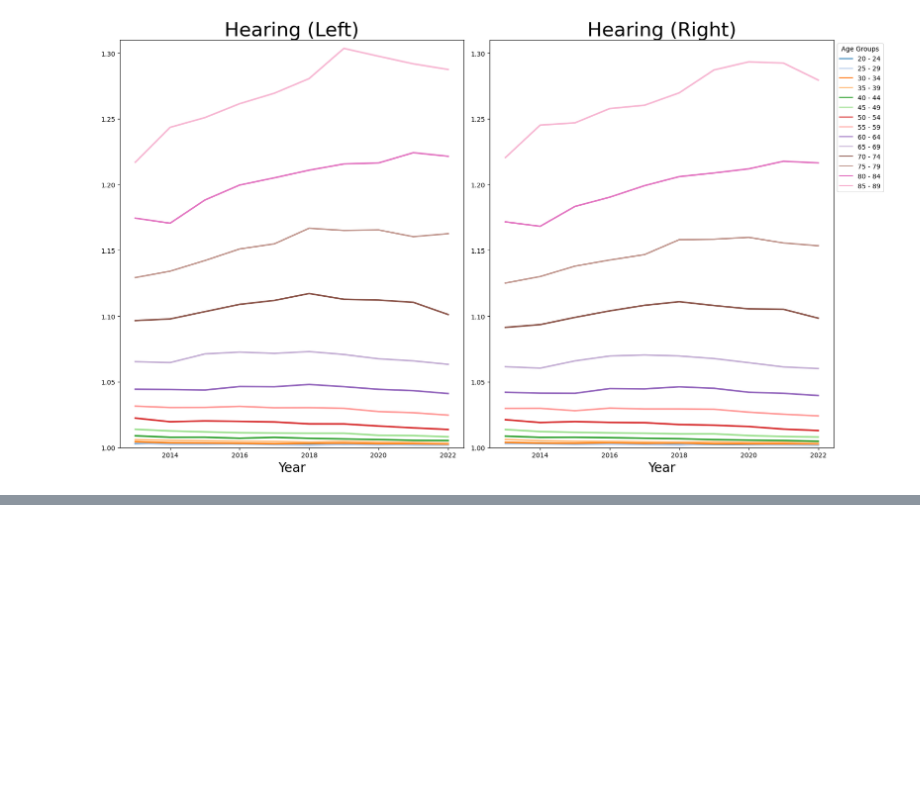
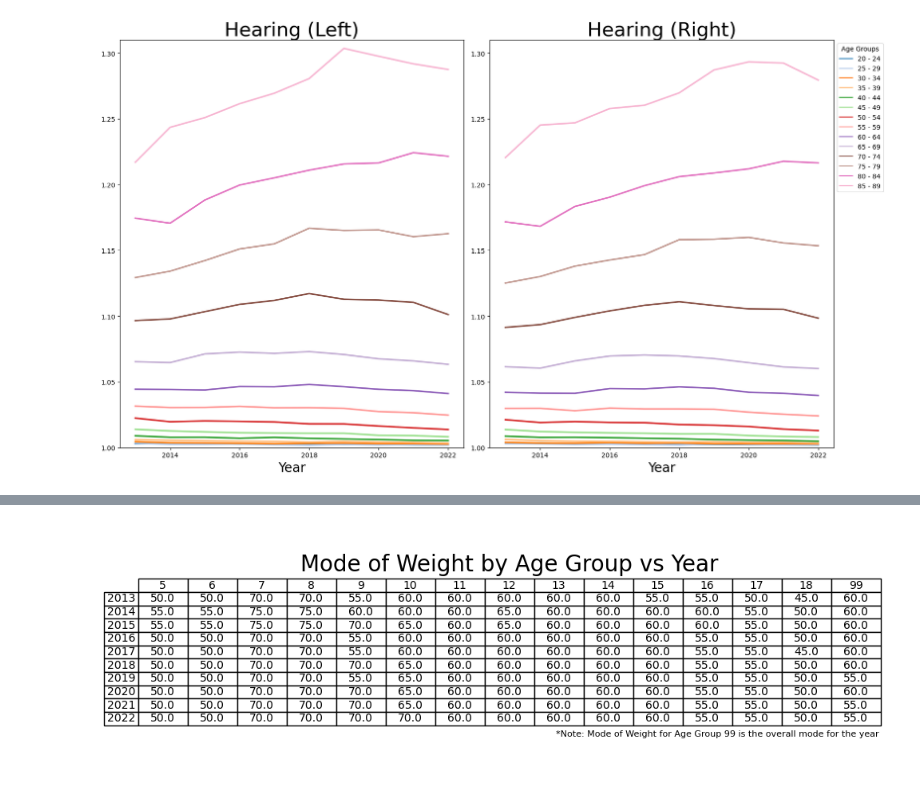
Before and after one commit to tjohns94/csd230finalproject, a Jupyter notebook: explore_wwhs.ipynb, the cells around one changed output, grey strips where cells are left out. Cells and saved outputs as stored; diff of their text form; code cells hidden in the pictures; blank space fills up the shorter version.

```diff
--- a/explore_wwhs.ipynb
+++ b/explore_wwhs.ipynb
@@ -278,0 +335,29 @@ plt.show()
+# %%
+# Calculate mode of '체중(5kg단위)' in 'age_wwhs', grouped by '연령대코드(5세단위)' and '기준년도' and append to 'mode_df'
+mode_df = pd.DataFrame(columns=['age_group', 'year', 'mode'])
+for age_group in age_wwhs['연령대코드(5세단위)'].unique():
+    for year in age_wwhs['기준년도'].unique():
+        temp_df = age_wwhs[(age_wwhs['연령대코드(5세단위)']==age_group) & (age_wwhs['기준년도']==year)]
+        mode = temp_df['체중(5kg단위)'].mode().values[0]
+        new_row = {'age_group': age_group, 'year': year, 'mode': mode}
+        mode_df.loc[len(mode_df)] = new_row
+
+# Append the aggregated yearly mode to 'mode_df' with 'age_group' as '99'
+for year in age_wwhs['기준년도'].unique():
+    temp_df = age_wwhs[age_wwhs['기준년도'] == year]
+    mode = temp_df['체중(5kg단위)'].mode().values[0]
+    new_row = {'age_group': 99, 'year': year, 'mode': mode}
+    mode_df.loc[len(mode_df)] = new_row
+
+# Make the columns values of 'age_group', and make the index values of 'year', with 'mode' as the values
+mode_df = mode_df.pivot(index='year', columns='age_group', values='mode')
+
+# Create a table of mode_df using pd.table
+plt.figure(figsize=(12, 4))
+plt.table(cellText=mode_df.values, colLabels=mode_df.columns, rowLabels=mode_df.index, loc='center', cellLoc='center')
+plt.title('Mode of Weight by Age Group vs Year', fontsize=20, y=0.8)
+plt.axis('off')
+plt.suptitle('*Note: Mode of Weight for Age Group 99 is the overall mode for the year', x=0.73, y=0.25, fontsize=8)
+plt.show()
+# %% [output]
+[figure, added]
```
Also changed, not shown: parts of 8 cells of this notebook, 4 other files.
